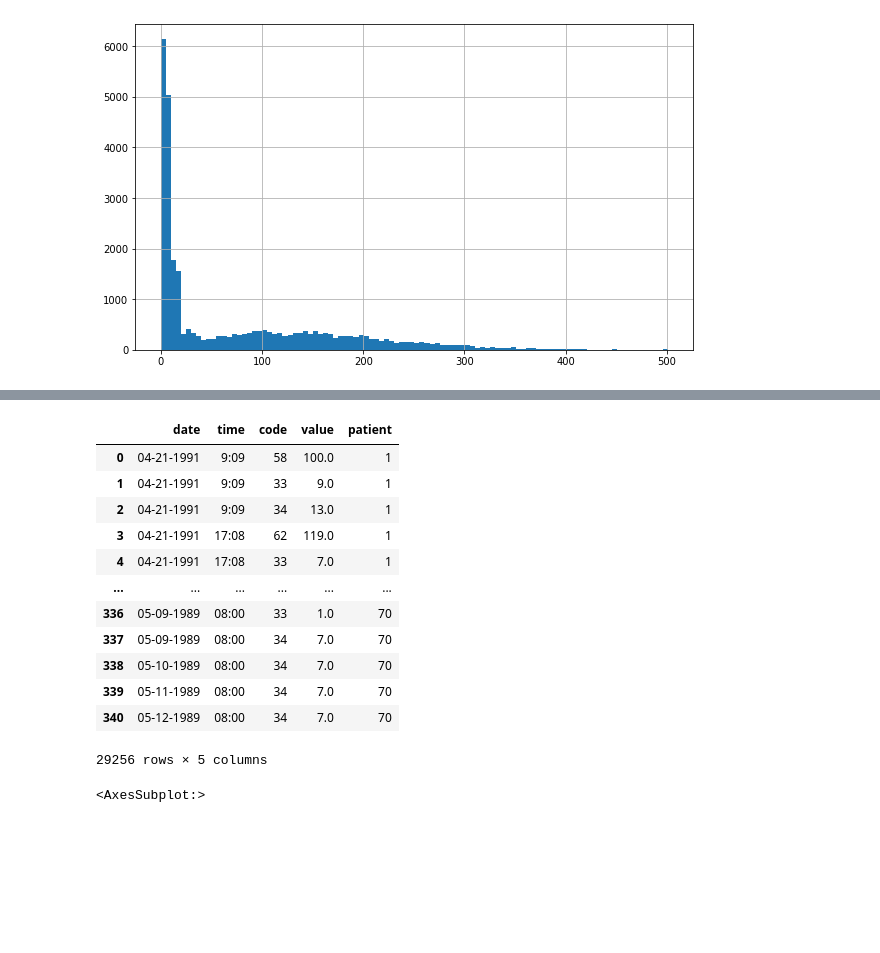
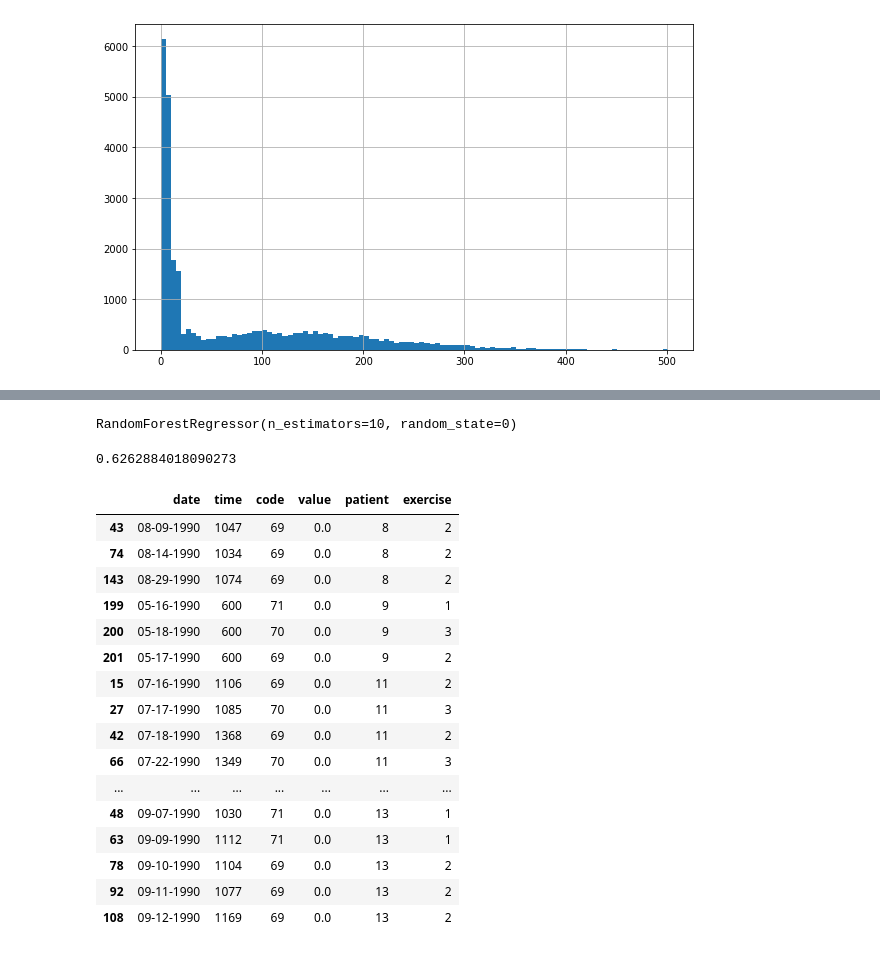
Before and after one commit to elisakaisa/blood_glucose_ML, a Jupyter notebook: project1.ipynb, the cells around one changed output, grey strips where cells are left out. Drawn from its saved outputs; the diff is of its cells as text; code cells hidden in the pictures; blank space fills up the shorter version.

Commit message:
cleaned data

```diff
--- a/project1.ipynb
+++ b/project1.ipynb
@@ -84,3 +72,7 @@ data['value'].hist(bins=100)
 # %% [output]
 <AxesSubplot:>
 [figure]
+# %%
+#convert time column into mins
+data['time'] = data['time'].str.split(':').apply(lambda x: int(x[0]) * 60 + int(x[1]))
+data.info()
@@ -86,0 +92,4 @@ data['value'].hist(bins=100)
+# %%
+#drop time values that are over 1440 (amount of minutes in a day)
+data = data[data.time < 1440]
+data.info()
@@ -86,0 +109,7 @@ data['value'].hist(bins=100)
+# %%
+# turn exercise codes into new exercise column
+conditions = [(data['code'] == 69), (data['code'] == 70), (data['code'] == 71)]
+choices = [2, 3, 1] #1 = less than normal, 2 = typical, 3 = more than normal
+data['exercise'] = np.select(conditions, choices, default=0)
+
+data
@@ -86,0 +135,2 @@ data['value'].hist(bins=100)
+# %%
+data['daily_exercise'] = data.groupby(['date','patient'])["exercise"].transform('max')
@@ -87,26 +163,44 @@ data['value'].hist(bins=100)
+# %%
+X = data.iloc[:, 1:3]
+y = data['value']
+
+from sklearn.model_selection import train_test_split
+X_train, X_test, y_train, y_test = train_test_split(X, y, test_size = 0.25)
+
+from sklearn.ensemble import RandomForestRegressor
+regressor = RandomForestRegressor(n_estimators = 10, random_state = 0)
+regressor.fit(X_train, y_train)
+# %% [output]
+RandomForestRegressor(n_estimators=10, random_state=0)
+# %%
+y_pred = regressor.predict(X_test)
+
+from sklearn.metrics import r2_score
+r2_score(y_test, y_pred)
+# %% [output]
+0.6262884018090273
 # %%
 # interested only in codes:
     #69 = Typical exercise activity
     #70 = More-than-usual exercise activity
     #71 = Less-than-usual exercise activity
-training_data = data.loc[(data["code"] == 69) | (data["code"] == 70) | (data["code"] == 71)]
-data
+training_data = data.loc[(data["exercise"] == 1) | (data["exercise"] == 2) | (data["exercise"] == 3)]
+training_data.head(30)
 # %% [output]
-|  | date | time | code | value | patient |
-| 0 | 04-21-1991 | 9:09 | 58 | 100.0 | 1 |
-| 1 | 04-21-1991 | 9:09 | 33 | 9.0 | 1 |
-| 2 | 04-21-1991 | 9:09 | 34 | 13.0 | 1 |
-| 3 | 04-21-1991 | 17:08 | 62 | 119.0 | 1 |
-| 4 | 04-21-1991 | 17:08 | 33 | 7.0 | 1 |
-| ... | ... | ... | ... | ... | ... |
-| 336 | 05-09-1989 | 08:00 | 33 | 1.0 | 70 |
-| 337 | 05-09-1989 | 08:00 | 34 | 7.0 | 70 |
-| 338 | 05-10-1989 | 08:00 | 34 | 7.0 | 70 |
-| 339 | 05-11-1989 | 08:00 | 34 | 7.0 | 70 |
-| 340 | 05-12-1989 | 08:00 | 34 | 7.0 | 70 |
+|  | date | time | code | value | patient | exercise |
+| 43 | 08-09-1990 | 1047 | 69 | 0.0 | 8 | 2 |
+| 74 | 08-14-1990 | 1034 | 69 | 0.0 | 8 | 2 |
+| 143 | 08-29-1990 | 1074 | 69 | 0.0 | 8 | 2 |
+| 199 | 05-16-1990 | 600 | 71 | 0.0 | 9 | 1 |
+| 200 | 05-18-1990 | 600 | 70 | 0.0 | 9 | 3 |
+| 201 | 05-17-1990 | 600 | 69 | 0.0 | 9 | 2 |
+| 15 | 07-16-1990 | 1106 | 69 | 0.0 | 11 | 2 |
+| 27 | 07-17-1990 | 1085 | 70 | 0.0 | 11 | 3 |
+| 42 | 07-18-1990 | 1368 | 69 | 0.0 | 11 | 2 |
+| 66 | 07-22-1990 | 1349 | 70 | 0.0 | 11 | 3 |
+| ... | ... | ... | ... | ... | ... | ... |
+| 48 | 09-07-1990 | 1030 | 71 | 0.0 | 13 | 1 |
+| 63 | 09-09-1990 | 1112 | 71 | 0.0 | 13 | 1 |
+| 78 | 09-10-1990 | 1104 | 69 | 0.0 | 13 | 2 |
+| 92 | 09-11-1990 | 1077 | 69 | 0.0 | 13 | 2 |
+| 108 | 09-12-1990 | 1169 | 69 | 0.0 | 13 | 2 |
-29256 rows × 5 columns
-# %%
-plt.figure(figsize=(10, 6))
-training_data['value'].hist(bins=100)
-# %% [output]
-<AxesSubplot:>
```
Also changed, not shown: parts of 9 cells of this notebook.
